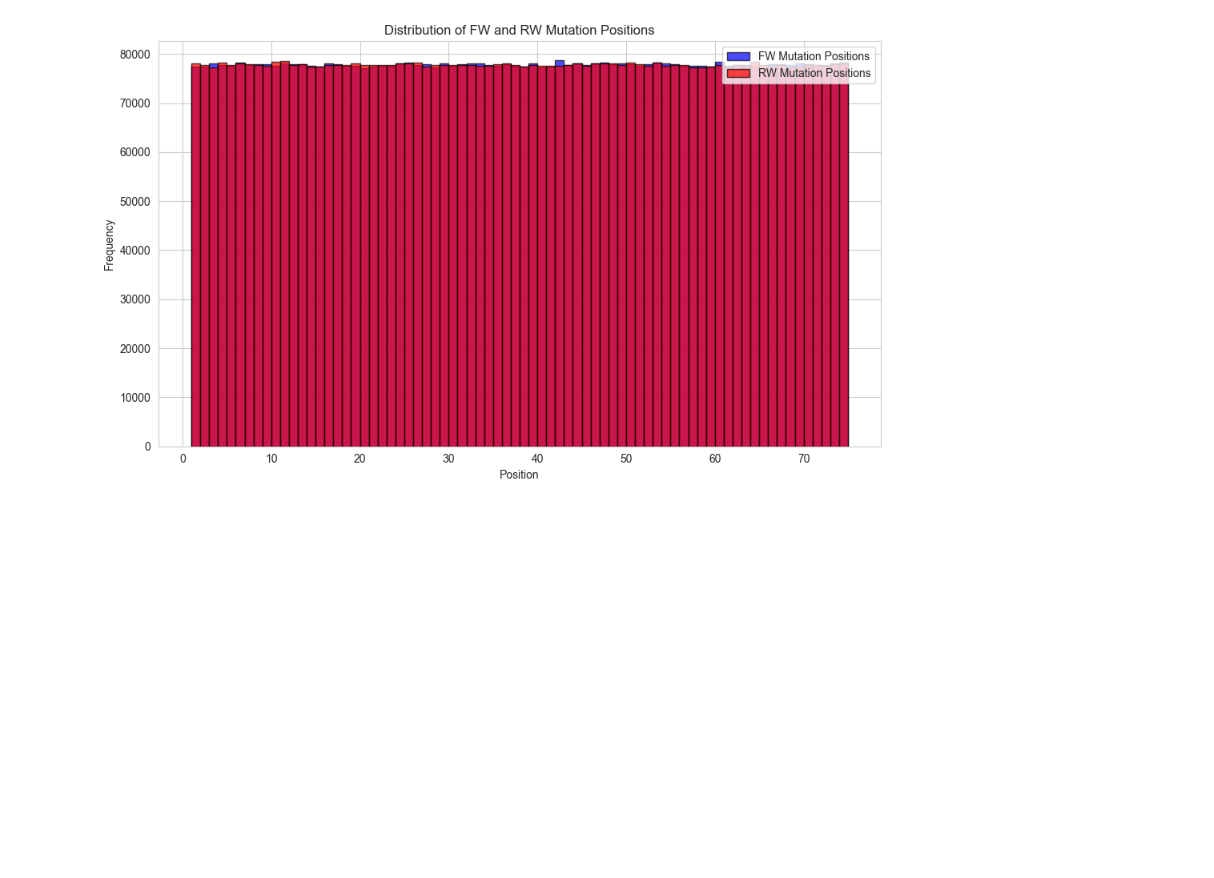
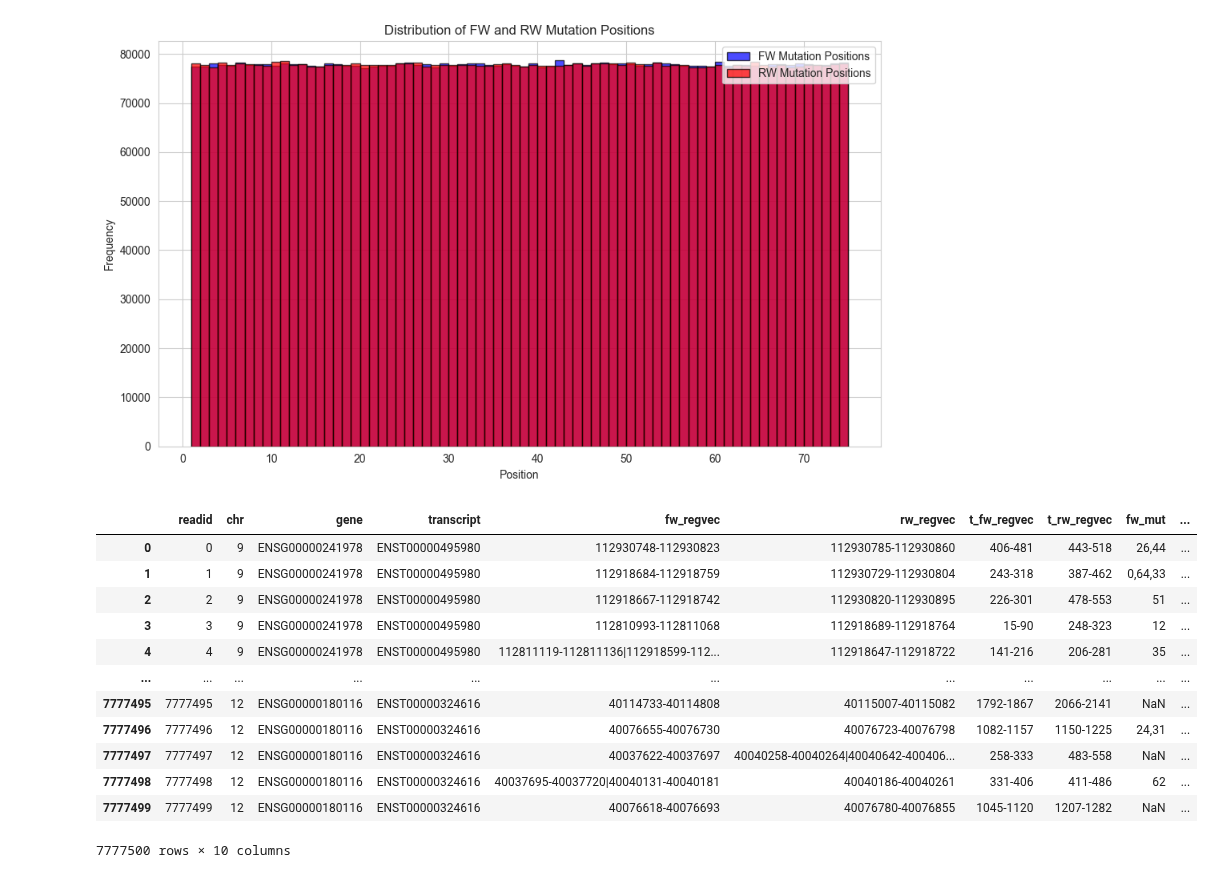
Before and after one commit to IngiumDev/gobi, a Jupyter notebook: src/main/Analysis/readsimulator/analyze_read_simulator.ipynb, the cells around one changed output. Drawn from its saved outputs; the diff is of its cells as text; code cells hidden in the pictures; blank space fills up the shorter version.

```diff
--- a/src/main/Analysis/readsimulator/analyze_read_simulator.ipynb
+++ b/src/main/Analysis/readsimulator/analyze_read_simulator.ipynb
@@ -485,0 +499,16 @@ plt.show()
+# %%
+mapping_info_df
+# %% [output]
+|  | readid | chr | gene | transcript | fw_regvec | rw_regvec | t_fw_regvec | t_rw_regvec | fw_mut | ... |
+| 0 | 0 | 9 | ENSG00000241978 | ENST00000495980 | 112930748-112930823 | 112930785-112930860 | 406-481 | 443-518 | 26,44 | ... |
+| 1 | 1 | 9 | ENSG00000241978 | ENST00000495980 | 112918684-112918759 | 112930729-112930804 | 243-318 | 387-462 | 0,64,33 | ... |
+| 2 | 2 | 9 | ENSG00000241978 | ENST00000495980 | 112918667-112918742 | 112930820-112930895 | 226-301 | 478-553 | 51 | ... |
+| 3 | 3 | 9 | ENSG00000241978 | ENST00000495980 | 112810993-112811068 | 112918689-112918764 | 15-90 | 248-323 | 12 | ... |
+| 4 | 4 | 9 | ENSG00000241978 | ENST00000495980 | 112811119-112811136|112918599-112... | 112918647-112918722 | 141-216 | 206-281 | 35 | ... |
+| ... | ... | ... | ... | ... | ... | ... | ... | ... | ... | ... |
+| 7777495 | 7777495 | 12 | ENSG00000180116 | ENST00000324616 | 40114733-40114808 | 40115007-40115082 | 1792-1867 | 2066-2141 | NaN | ... |
+| 7777496 | 7777496 | 12 | ENSG00000180116 | ENST00000324616 | 40076655-40076730 | 40076723-40076798 | 1082-1157 | 1150-1225 | 24,31 | ... |
+| 7777497 | 7777497 | 12 | ENSG00000180116 | ENST00000324616 | 40037622-40037697 | 40040258-40040264|40040642-400406... | 258-333 | 483-558 | NaN | ... |
+| 7777498 | 7777498 | 12 | ENSG00000180116 | ENST00000324616 | 40037695-40037720|40040131-40040181 | 40040186-40040261 | 331-406 | 411-486 | 62 | ... |
+| 7777499 | 7777499 | 12 | ENSG00000180116 | ENST00000324616 | 40076618-40076693 | 40076780-40076855 | 1045-1120 | 1207-1282 | NaN | ... |
+7777500 rows × 10 columns
```
Also changed, not shown: parts of 5 cells of this notebook, 5 other files.
